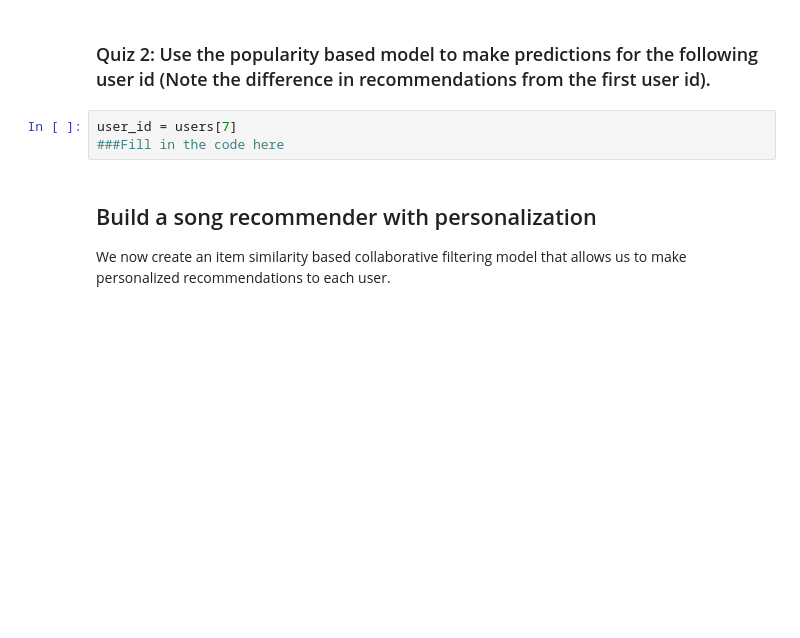
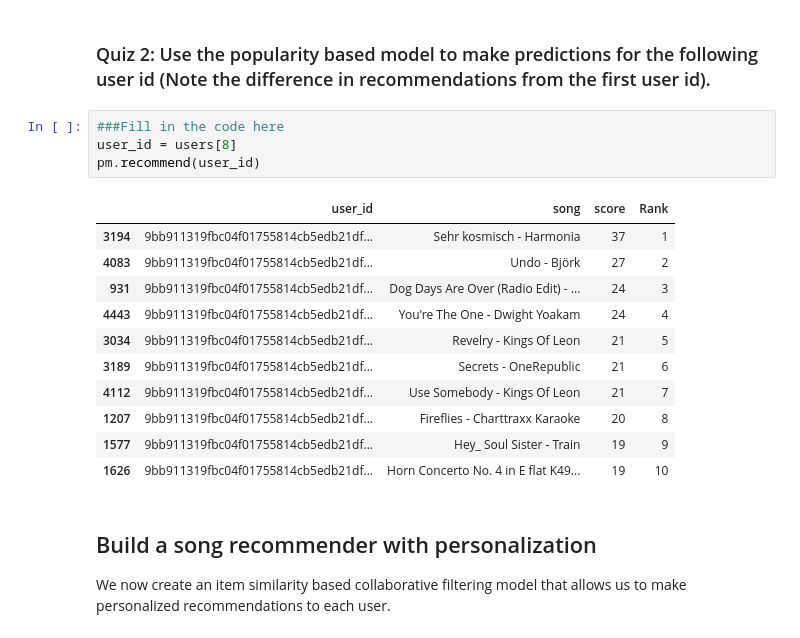
Before and after one commit to dvysardana/RecommenderSystems_PyData_2016, a Jupyter notebook: Song Recommender_Python.ipynb, the cells around one changed output. Drawn from its saved outputs; the diff is of its cells as text; blank space fills up the shorter version.

```diff
--- a/Song Recommender_Python.ipynb
+++ b/Song Recommender_Python.ipynb
@@ -91,8 +156,21 @@ pm.recommend(user_id)
 # %% [markdown]
 ### Quiz 2: Use the popularity based model to make predictions for the following user id (Note the difference in recommendations from the first user id).
 # %%
-user_id = users[7]
 ###Fill in the code here
+user_id = users[8]
+pm.recommend(user_id)
+# %% [output]
+|  | user_id | song | score | Rank |
+| 3194 | 9bb911319fbc04f01755814cb5edb21df... | Sehr kosmisch - Harmonia | 37 | 1 |
+| 4083 | 9bb911319fbc04f01755814cb5edb21df... | Undo - Björk | 27 | 2 |
+| 931 | 9bb911319fbc04f01755814cb5edb21df... | Dog Days Are Over (Radio Edit) - ... | 24 | 3 |
+| 4443 | 9bb911319fbc04f01755814cb5edb21df... | You're The One - Dwight Yoakam | 24 | 4 |
+| 3034 | 9bb911319fbc04f01755814cb5edb21df... | Revelry - Kings Of Leon | 21 | 5 |
+| 3189 | 9bb911319fbc04f01755814cb5edb21df... | Secrets - OneRepublic | 21 | 6 |
+| 4112 | 9bb911319fbc04f01755814cb5edb21df... | Use Somebody - Kings Of Leon | 21 | 7 |
+| 1207 | 9bb911319fbc04f01755814cb5edb21df... | Fireflies - Charttraxx Karaoke | 20 | 8 |
+| 1577 | 9bb911319fbc04f01755814cb5edb21df... | Hey_ Soul Sister - Train | 19 | 9 |
+| 1626 | 9bb911319fbc04f01755814cb5edb21df... | Horn Concerto No. 4 in E flat K49... | 19 | 10 |
 # %% [markdown]
 ## Build a song recommender with personalization
 
```
Also changed, not shown: parts of 22 cells of this notebook.
